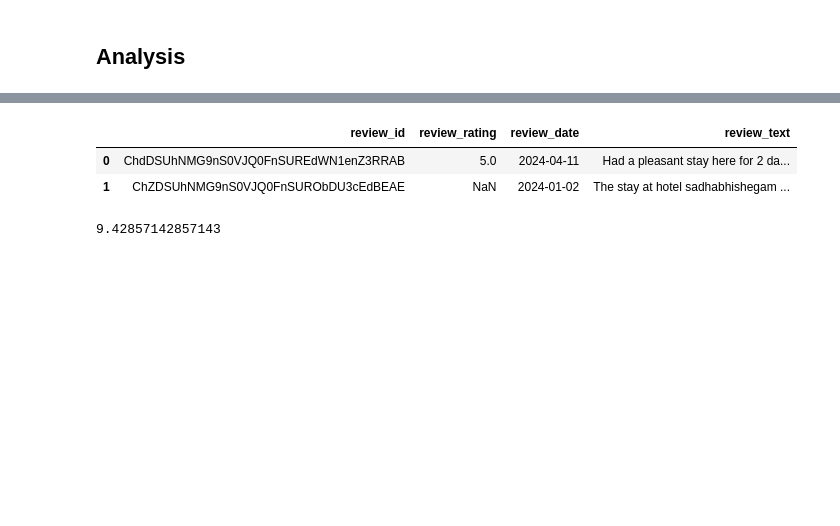
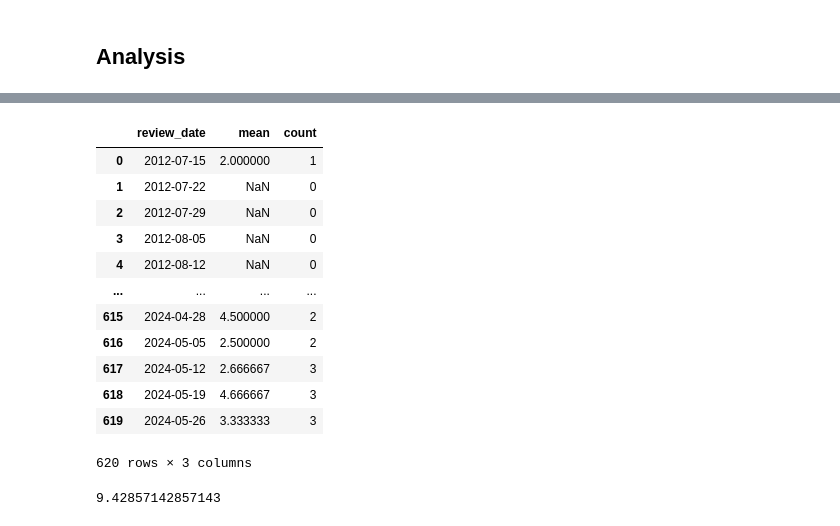
Before and after one commit to soorya-venkatesh/hotel_insights_streamlit, a Jupyter notebook: test.ipynb, the cells around one changed output, grey strips where cells are left out. Cells and saved outputs as stored; diff of their text form; code cells hidden in the pictures; blank space fills up the shorter version.

```diff
--- a/test.ipynb
+++ b/test.ipynb
@@ -153,12 +184,25 @@ df=pd.read_csv('./sadhabishegam_reviews.csv')
 df['review_date']=pd.to_datetime(df['review_date']).dt.date
 # df['review_date']=pd.to_datetime(df['review_date'])
 df=df.sort_values('review_date').sort_index()
-# %%
-df.head(2)
-# %% [output]
-|  | review_id | review_rating | review_date | review_text |
-| 0 | ChdDSUhNMG9nS0VJQ0FnSUREdWN1enZ3RRAB | 5.0 | 2024-04-11 | Had a pleasant stay here for 2 da... |
-| 1 | ChZDSUhNMG9nS0VJQ0FnSURObDU3cEdBEAE | NaN | 2024-01-02 | The stay at hotel sadhabhishegam ... |
+# %%
+temp=pd.DataFrame(monthly_df['review_rating'].resample('W').mean()).reset_index()
+temp=pd.DataFrame(monthly_df.resample('W').agg({'review_rating':['mean','count']})).reset_index(col_level=1).droplevel(0,axis=1)
+# temp[temp['review_rating'].notna()]
+temp
+# %% [output]
+|  | review_date | mean | count |
+| 0 | 2012-07-15 | 2.000000 | 1 |
+| 1 | 2012-07-22 | NaN | 0 |
+| 2 | 2012-07-29 | NaN | 0 |
+| 3 | 2012-08-05 | NaN | 0 |
+| 4 | 2012-08-12 | NaN | 0 |
+| ... | ... | ... | ... |
+| 615 | 2024-04-28 | 4.500000 | 2 |
+| 616 | 2024-05-05 | 2.500000 | 2 |
+| 617 | 2024-05-12 | 2.666667 | 3 |
+| 618 | 2024-05-19 | 4.666667 | 3 |
+| 619 | 2024-05-26 | 3.333333 | 3 |
+620 rows × 3 columns
 # %%
 today = datetime.date.today()
 
```
Also changed, not shown: parts of 8 cells of this notebook, 4 other files.
